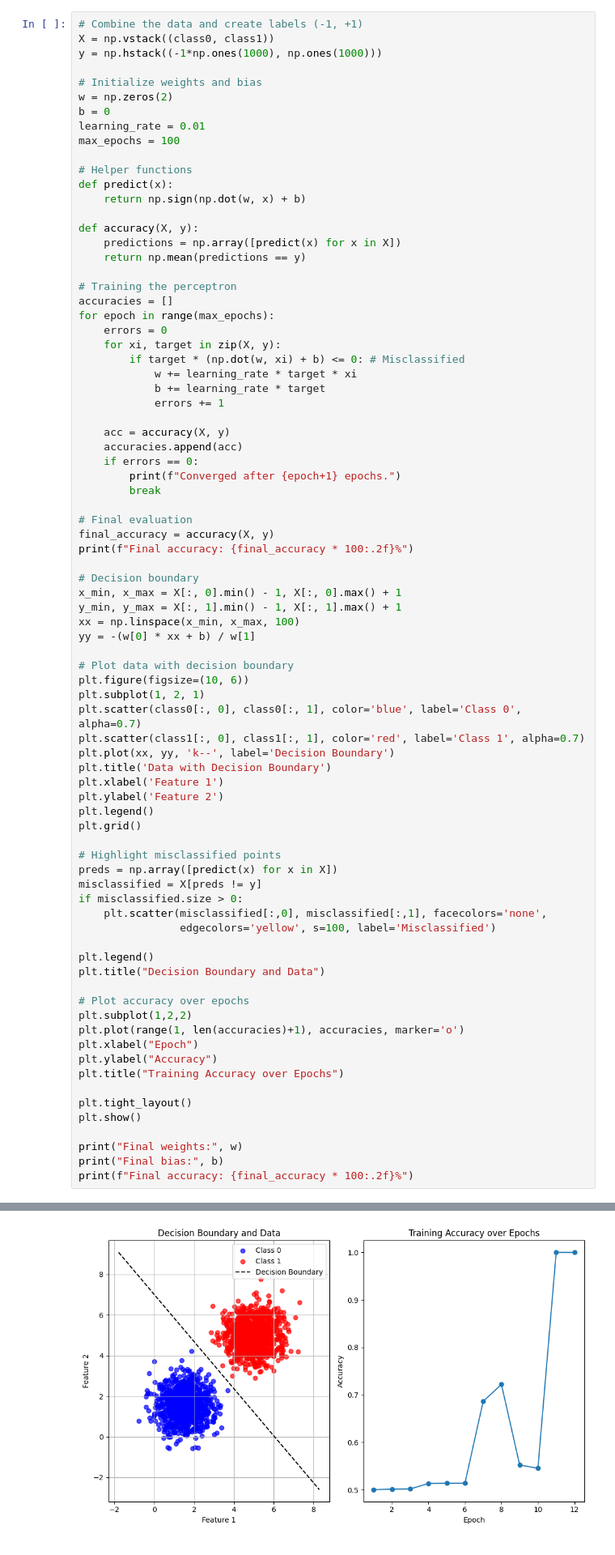
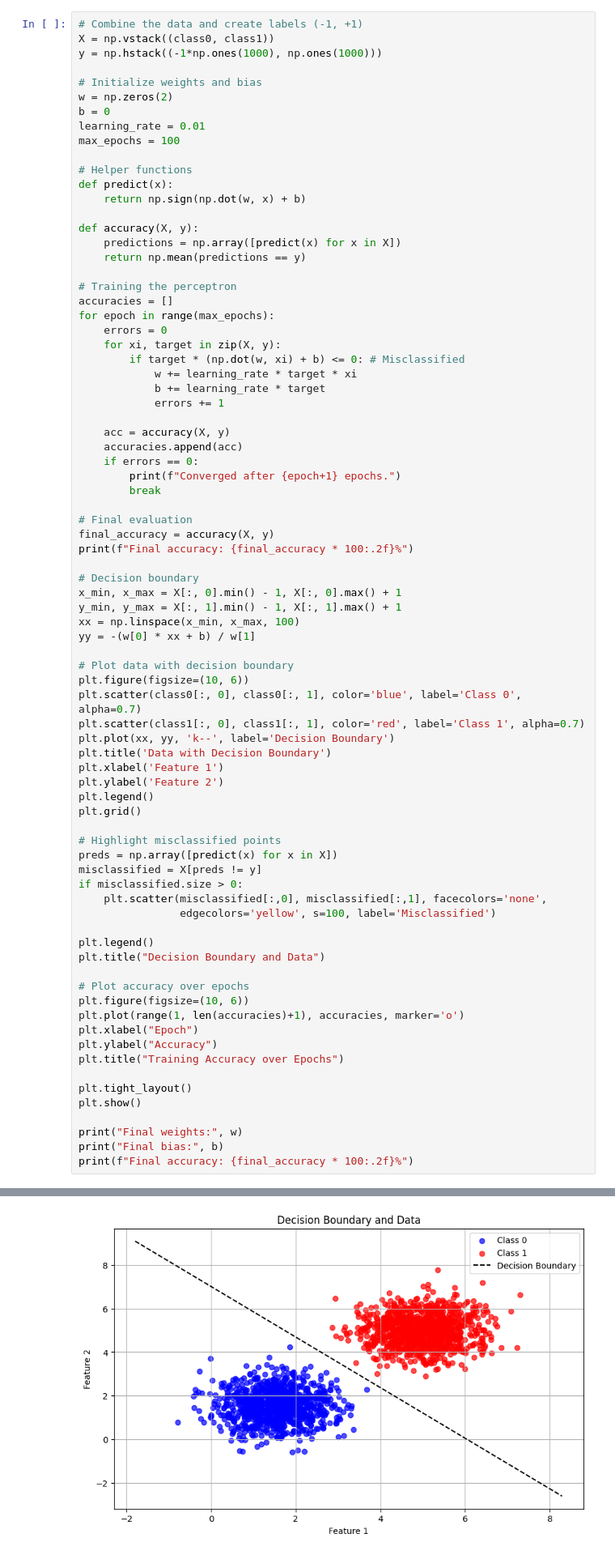
Before and after one commit to rodme02/Exs_RedesNeurais, a Jupyter notebook: docs/exercises/perceptron/notebook.ipynb, the cells around one changed output, grey strips where cells are left out. Shown at 81% size. Saved outputs shown, nothing was run; the diff lists cells and outputs as text.

```diff
--- a/docs/exercises/perceptron/notebook.ipynb
+++ b/docs/exercises/perceptron/notebook.ipynb
@@ -86,7 +86,6 @@ yy = -(w[0] * xx + b) / w[1]
 
 # Plot data with decision boundary
 plt.figure(figsize=(10, 6))
-plt.subplot(1, 2, 1)
 plt.scatter(class0[:, 0], class0[:, 1], color='blue', label='Class 0', alpha=0.7)
 plt.scatter(class1[:, 0], class1[:, 1], color='red', label='Class 1', alpha=0.7)
 plt.plot(xx, yy, 'k--', label='Decision Boundary')
@@ -94,32 +93,32 @@ plt.title('Data with Decision Boundary')
 plt.xlabel('Feature 1')
 plt.ylabel('Feature 2')
 plt.legend()
 plt.grid()
 
 # Highlight misclassified points
 preds = np.array([predict(x) for x in X])
 misclassified = X[preds != y]
 if misclassified.size > 0:
     plt.scatter(misclassified[:,0], misclassified[:,1], facecolors='none',
                 edgecolors='yellow', s=100, label='Misclassified')
 
 plt.legend()
 plt.title("Decision Boundary and Data")
 
 # Plot accuracy over epochs
-plt.subplot(1,2,2)
+plt.figure(figsize=(10, 6))
 plt.plot(range(1, len(accuracies)+1), accuracies, marker='o')
 plt.xlabel("Epoch")
 plt.ylabel("Accuracy")
 plt.title("Training Accuracy over Epochs")
 
 plt.tight_layout()
 plt.show()
 
 print("Final weights:", w)
 print("Final bias:", b)
 print(f"Final accuracy: {final_accuracy * 100:.2f}%")
 # %% [output]
 Converged after 12 epochs.
 Final accuracy: 100.00%
-[figure, old version]
+[figure, new version]
```
Also changed, not shown: parts of 4 cells of this notebook.
